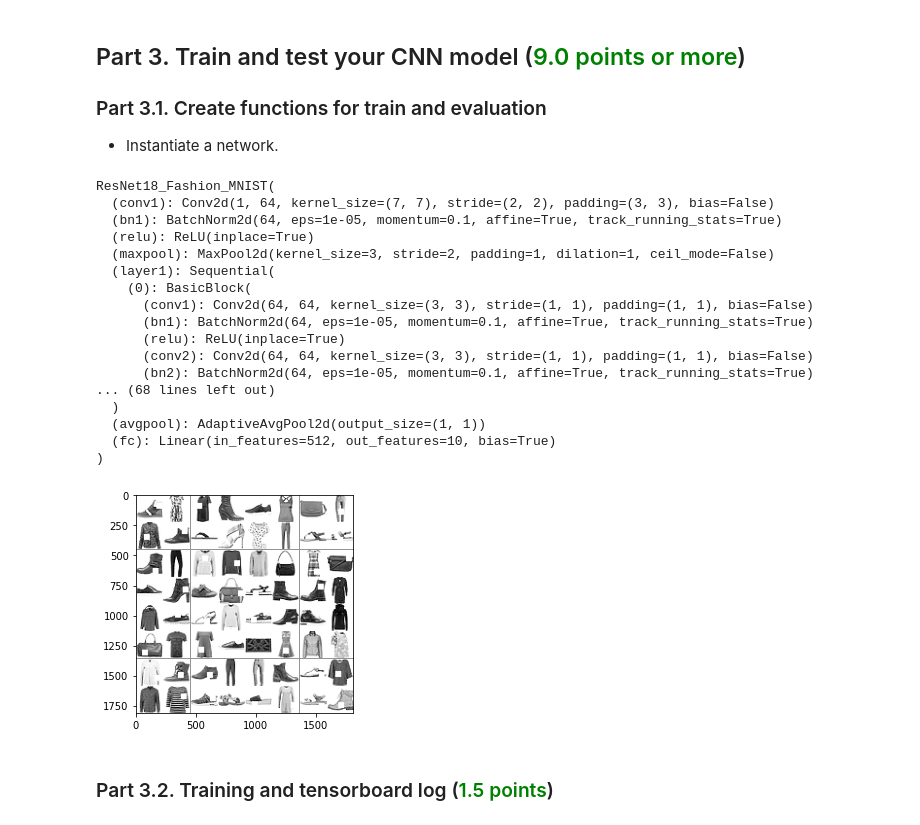
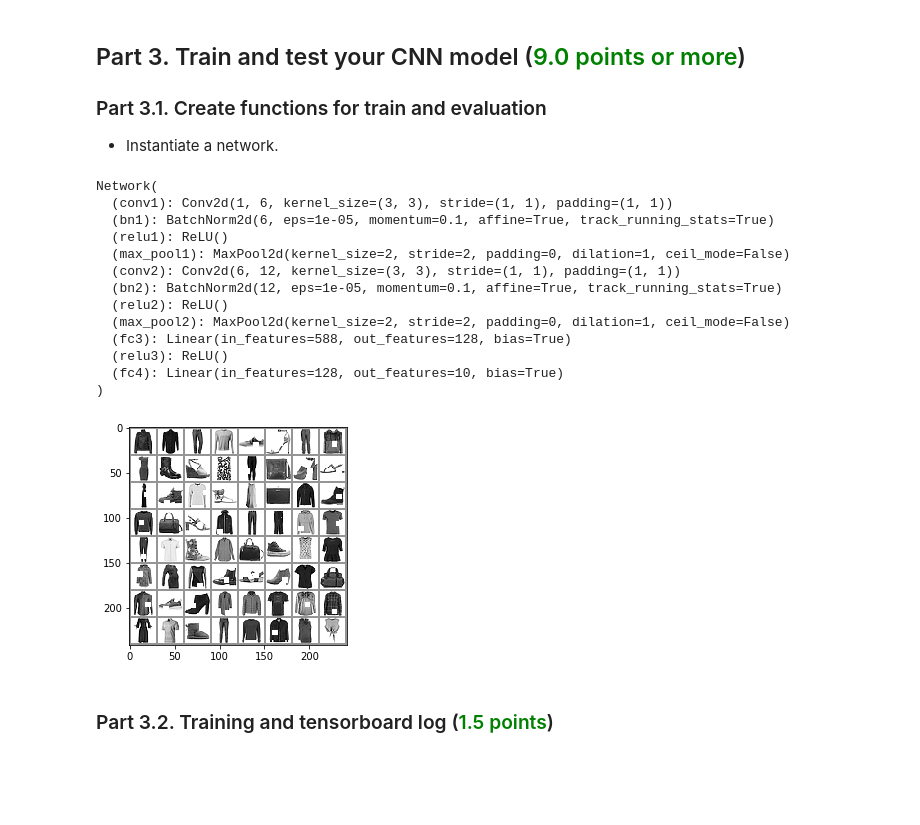
Before and after one commit to 123rolle/DL, a Jupyter notebook: assignment4/Assignment_4_2619936_Rolle_Swanljung.ipynb, the cells around one changed output. Saved outputs shown, nothing was run; the diff lists cells and outputs as text; code cells hidden in the pictures; blank space fills up the shorter version.

````diff
--- a/assignment4/Assignment_4_2619936_Rolle_Swanljung.ipynb
+++ b/assignment4/Assignment_4_2619936_Rolle_Swanljung.ipynb
@@ -346,7 +347,8 @@ def getTrainingData(csv_file='', batch_size=64, num_workers=0):
     transformed_training = FashionMNISTDataset(csv_file=csv_file,
                                         transform=transforms.Compose([
                                             RandomWindowDrop(6),
-                                            transforms.Resize(224),
+                                            ## 3.5 edits
+                                            #transforms.Resize(224),
                                             transforms.ToTensor(),
                                             transforms.Normalize(__normalize_stats['mean'],
                                                       __normalize_stats['std'])
@@ -362,7 +364,8 @@ def getEvalData(csv_file='', batch_size=64, num_workers=0):
     # TODO: Part 1.4 (1 point)
     transformed_eval = FashionMNISTDataset(csv_file=csv_file,
                                         transform=transforms.Compose([
-                                            transforms.Resize(224),
+                                            ## 3.5 edits
+                                            #transforms.Resize(224),
                                             transforms.ToTensor(),
                                             transforms.Normalize(__normalize_stats['mean'],
                                                       __normalize_stats['std'])
@@ -378,7 +381,8 @@ def getTestData(csv_file='', batch_size=64, num_workers=0):
     # TODO: Part 1.4 (1 point)
     transformed_test = FashionMNISTDataset(csv_file=csv_file,
                                         transform=transforms.Compose([
-                                            transforms.Resize(224),
+                                            ## 3.5 edits
+                                            #transforms.Resize(224),
                                             transforms.ToTensor(),
                                             transforms.Normalize(__normalize_stats['mean'],
                                                       __normalize_stats['std'])
@@ -404,14 +408,14 @@ for i, sample in enumerate(train_loader):
 ```
 # %%
 # Set batch_size to 64, shuffling the training set and use 2 workers to do parallel reading.
-train_loader = getTrainingData(csv_file='./fashion_mnist_extracted/train.csv', batch_size=64, num_workers=4)
+train_loader = getTrainingData(csv_file='./fashion_mnist_extracted/train.csv', batch_size=64, num_workers=0)
 
 # TODO: create valid_loader with no shuffling (0.5 points)
 # batch_size = 64
-valid_loader = getEvalData(csv_file='./fashion_mnist_extracted/val.csv', batch_size=64, num_workers=4)
+valid_loader = getEvalData(csv_file='./fashion_mnist_extracted/val.csv', batch_size=64, num_workers=0)
 # TODO: create test_loader with no shuffling (0.5 points)
 # batch_size = 64
-test_loader = getTestData(csv_file='./fashion_mnist_extracted/test.csv', batch_size=64, num_workers=4)
+test_loader = getTestData(csv_file='./fashion_mnist_extracted/test.csv', batch_size=64, num_workers=0)
 # %% [markdown]
 ## Part 2. Build a CNN on your own (<span style="color:green">1.0 point</span>)
 Structure of the CNN (**Conv**: convolutional layer, **BN**: Batch Normalization layer, **Max_Pool**: max pooling layer, **FC**: fully connected layer, batch_size=64):
@@ -437,12 +441,12 @@ class Network(nn.Module):
         # TODO: fill the rest part (0.5 points)
         self.conv2 = nn.Conv2d(in_channels=6, out_channels=12, kernel_size=3, padding=1)
         self.bn2 = nn.BatchNorm2d(12)
-        self.relu2 = nn.ReLU()
+        self.relu2 = nn.ReLU().cuda()
         self.max_pool2 = nn.MaxPool2d(kernel_size=2, stride=2)
 
         ## 3.5 edits
-        #self.fc3 = nn.Linear(588, 128)
-        self.fc3 = nn.Linear(37632, 128)
+        self.fc3 = nn.Linear(588, 128)
+        #self.fc3 = nn.Linear(37632, 128)
         self.relu3 = nn.ReLU()
 
         self.fc4 = nn.Linear(128, 10)
@@ -495,53 +499,49 @@ val_writer = SummaryWriter('tb_graphs/validation')
 
 # Switch between models
 ## 3.5 edits
-#use_resnet18 = False
-use_resnet18 = True
+use_resnet18 = False
+#use_resnet18 = True
 if not use_resnet18:
     # instantiate a network
     net = Network(num_classes=10)
 else:
     # instantiate ResNet-18 model
     net = ResNet18_Fashion_MNIST(num_classes=10)
 
 # Print out the layers of our model
 print(net)
 
 # Get some random training images
 _iter = iter(train_loader)
 samples = _iter.next()
 images = samples['image']
 
 # Create grid of images
 img_grid = torchvision.utils.make_grid(images)
 
 # Show images
 plt.imshow(img_grid.mean(dim=0).cpu().numpy(), cmap="Greys")
 
 # Write to tensorboard
 writer.add_image('train_images', img_grid)
 
 # Write model graph to tensorboard
 writer.add_graph(net, images)
 # %% [output]
-ResNet18_Fashion_MNIST(
-  (conv1): Conv2d(1, 64, kernel_size=(7, 7), stride=(2, 2), padding=(3, 3), bias=False)
-  (bn1): BatchNorm2d(64, eps=1e-05, momentum=0.1, affine=True, track_running_stats=True)
-  (relu): ReLU(inplace=True)
-  (maxpool): MaxPool2d(kernel_size=3, stride=2, padding=1, dilation=1, ceil_mode=False)
-  (layer1): Sequential(
-    (0): BasicBlock(
-      (conv1): Conv2d(64, 64, kernel_size=(3, 3), stride=(1, 1), padding=(1, 1), bias=False)
-      (bn1): BatchNorm2d(64, eps=1e-05, momentum=0.1, affine=True, track_running_stats=True)
-      (relu): ReLU(inplace=True)
-      (conv2): Conv2d(64, 64, kernel_size=(3, 3), stride=(1, 1), padding=(1, 1), bias=False)
-      (bn2): BatchNorm2d(64, eps=1e-05, momentum=0.1, affine=True, track_running_stats=True)
-... (68 lines left out)
-  )
-  (avgpool): AdaptiveAvgPool2d(output_size=(1, 1))
-  (fc): Linear(in_features=512, out_features=10, bias=True)
+Network(
+  (conv1): Conv2d(1, 6, kernel_size=(3, 3), stride=(1, 1), padding=(1, 1))
+  (bn1): BatchNorm2d(6, eps=1e-05, momentum=0.1, affine=True, track_running_stats=True)
+  (relu1): ReLU()
+  (max_pool1): MaxPool2d(kernel_size=2, stride=2, padding=0, dilation=1, ceil_mode=False)
+  (conv2): Conv2d(6, 12, kernel_size=(3, 3), stride=(1, 1), padding=(1, 1))
+  (bn2): BatchNorm2d(12, eps=1e-05, momentum=0.1, affine=True, track_running_stats=True)
+  (relu2): ReLU()
+  (max_pool2): MaxPool2d(kernel_size=2, stride=2, padding=0, dilation=1, ceil_mode=False)
+  (fc3): Linear(in_features=588, out_features=128, bias=True)
+  (relu3): ReLU()
+  (fc4): Linear(in_features=128, out_features=10, bias=True)
 )
-[figure, old version]
+[figure, new version]
 # %% [markdown]
 ### Part 3.2. Training and tensorboard log  (<span style="color:green">1.5 points</span>)
 # %%
````
Also changed, not shown: parts of 9 cells of this notebook, 4 other files.
